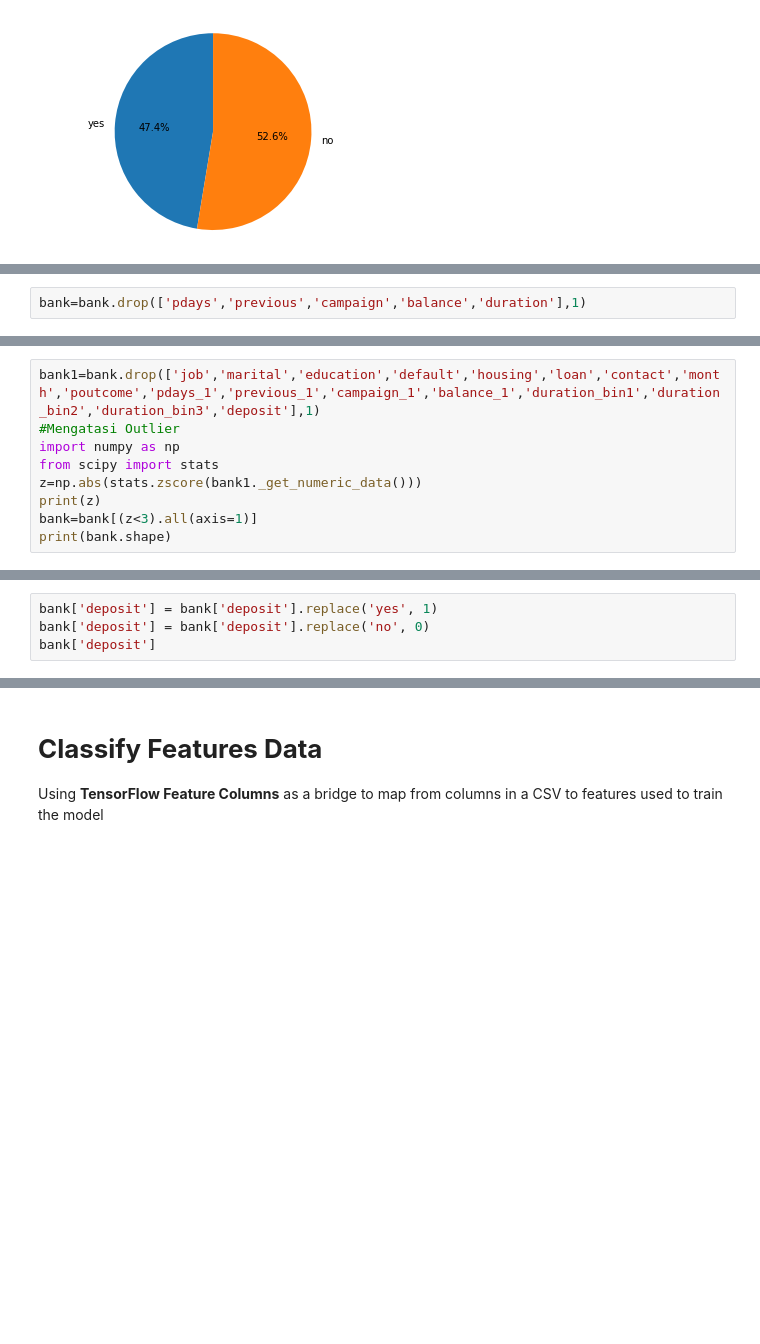
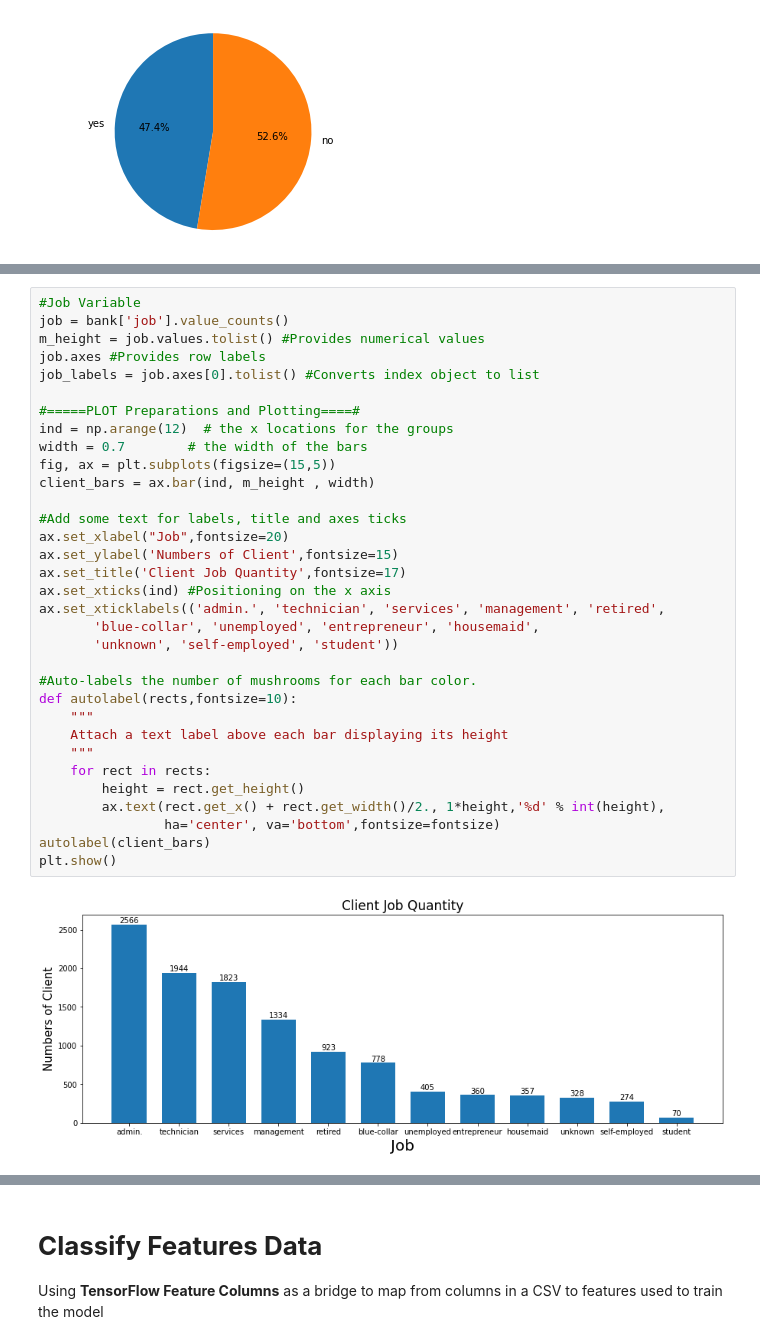
Before and after one commit to putricinto/Machine-Learning-Project---MLCC, a Jupyter notebook: Exercise1_Bank_Classification.ipynb, the cells around one changed output, grey strips where cells are left out. Saved outputs shown, nothing was run; the diff lists cells and outputs as text; blank space fills up the shorter version.

```diff
--- a/Exercise1_Bank_Classification.ipynb
+++ b/Exercise1_Bank_Classification.ipynb
@@ -170,2 +128,0 @@ bank['duration_bin3']=bank.apply(duration_bin3, axis=1)
-# %%
-bank=bank.drop(['pdays','previous','campaign','balance','duration'],1)
@@ -174,9 +128,0 @@ bank=bank.drop(['pdays','previous','campaign','balance','duration'],1)
-# %%
-bank1=bank.drop(['job','marital','education','default','housing','loan','contact','month','poutcome','pdays_1','previous_1','campaign_1','balance_1','duration_bin1','duration_bin2','duration_bin3','deposit'],1)
-#Mengatasi Outlier
-import numpy as np
-from scipy import stats
-z=np.abs(stats.zscore(bank1._get_numeric_data()))
-print(z)
-bank=bank[(z<3).all(axis=1)]
-print(bank.shape)
@@ -214,4 +128,0 @@ Text(0.5, 1.0, 'day')
-# %%
-bank['deposit'] = bank['deposit'].replace('yes', 1)
-bank['deposit'] = bank['deposit'].replace('no', 0)
-bank['deposit']
@@ -242,0 +129,35 @@ bank.describe()
+# %%
+#Job Variable
+job = bank['job'].value_counts()
+m_height = job.values.tolist() #Provides numerical values
+job.axes #Provides row labels
+job_labels = job.axes[0].tolist() #Converts index object to list
+
+#=====PLOT Preparations and Plotting====#
+ind = np.arange(12)  # the x locations for the groups
+width = 0.7        # the width of the bars
+fig, ax = plt.subplots(figsize=(15,5))
+client_bars = ax.bar(ind, m_height , width)
+
+#Add some text for labels, title and axes ticks
+ax.set_xlabel("Job",fontsize=20)
+ax.set_ylabel('Numbers of Client',fontsize=15)
+ax.set_title('Client Job Quantity',fontsize=17)
+ax.set_xticks(ind) #Positioning on the x axis
+ax.set_xticklabels(('admin.', 'technician', 'services', 'management', 'retired',
+       'blue-collar', 'unemployed', 'entrepreneur', 'housemaid',
+       'unknown', 'self-employed', 'student'))
+
+#Auto-labels the number of mushrooms for each bar color.
+def autolabel(rects,fontsize=10):
+    """
+    Attach a text label above each bar displaying its height
+    """
+    for rect in rects:
+        height = rect.get_height()
+        ax.text(rect.get_x() + rect.get_width()/2., 1*height,'%d' % int(height),
+                ha='center', va='bottom',fontsize=fontsize)
+autolabel(client_bars)
+plt.show()
+# %% [output]
+[figure, added]
```
Also changed, not shown: parts of 27 cells of this notebook.
